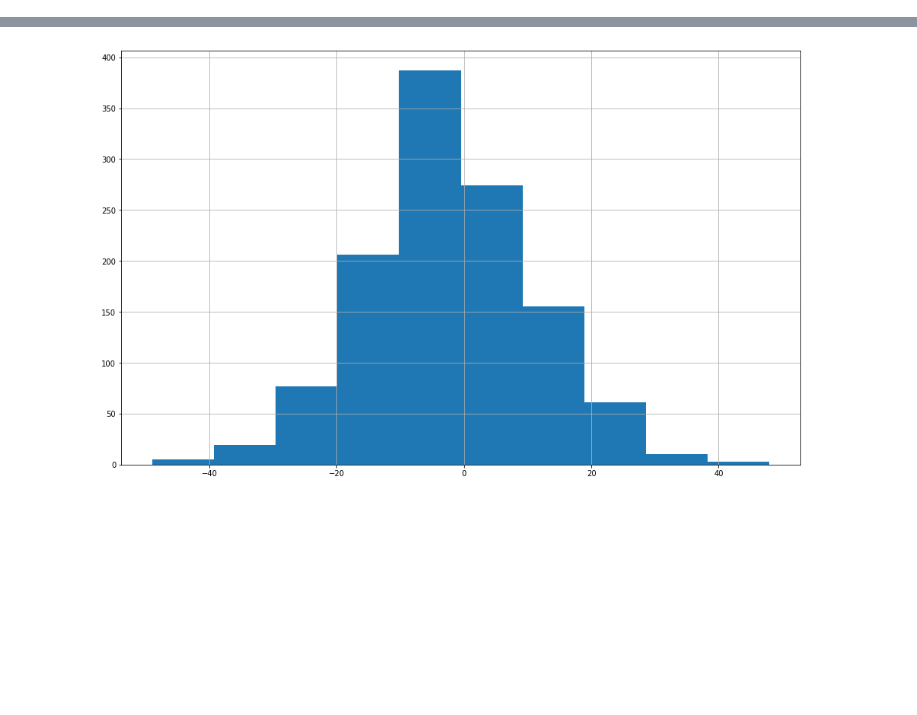
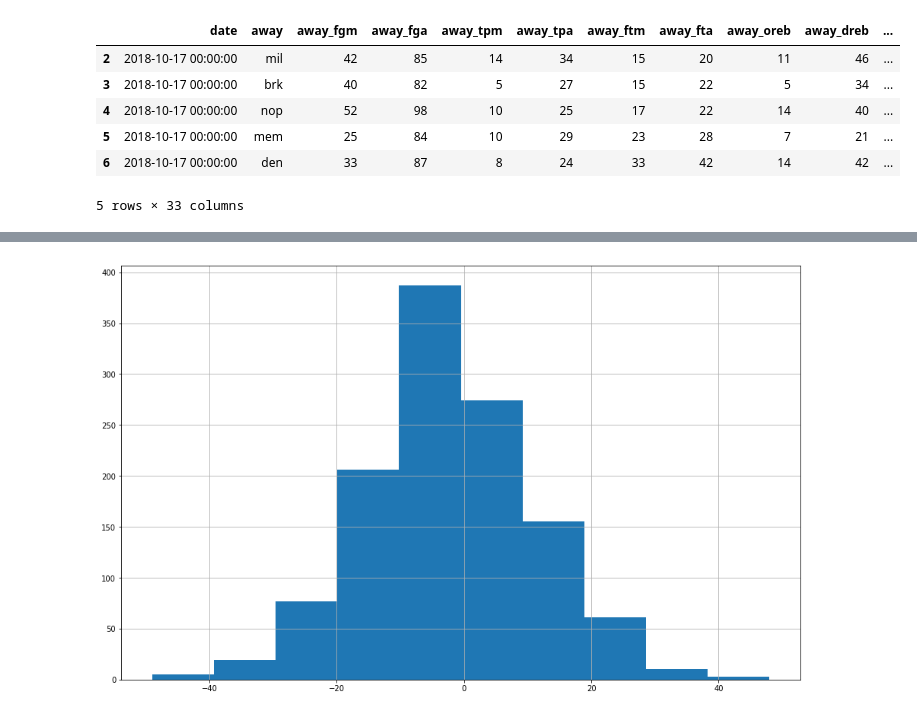
Before and after one commit to laimis/gamepredictions, a Jupyter notebook: notebooks/Line analysis.ipynb, the cells around one changed output, grey strips where cells are left out. Cells and saved outputs as stored; diff of their text form; code cells hidden in the pictures; blank space fills up the shorter version.

```diff
--- a/notebooks/Line analysis.ipynb
+++ b/notebooks/Line analysis.ipynb
@@ -18,3 +19,13 @@ len(df_clean)
+# %%
+df_clean.head()
+# %% [output]
+|  | date | away | away_fgm | away_fga | away_tpm | away_tpa | away_ftm | away_fta | away_oreb | away_dreb | ... |
+| 2 | 2018-10-17 00:00:00 | mil | 42 | 85 | 14 | 34 | 15 | 20 | 11 | 46 | ... |
+| 3 | 2018-10-17 00:00:00 | brk | 40 | 82 | 5 | 27 | 15 | 22 | 5 | 34 | ... |
+| 4 | 2018-10-17 00:00:00 | nop | 52 | 98 | 10 | 25 | 17 | 22 | 14 | 40 | ... |
+| 5 | 2018-10-17 00:00:00 | mem | 25 | 84 | 10 | 29 | 23 | 28 | 7 | 21 | ... |
+| 6 | 2018-10-17 00:00:00 | den | 33 | 87 | 8 | 24 | 33 | 42 | 14 | 42 | ... |
+5 rows × 33 columns
 # %%
 def get_winner(row):
     if row.away_points > row.home_points:
```
Also changed, not shown: parts of 11 cells of this notebook.
